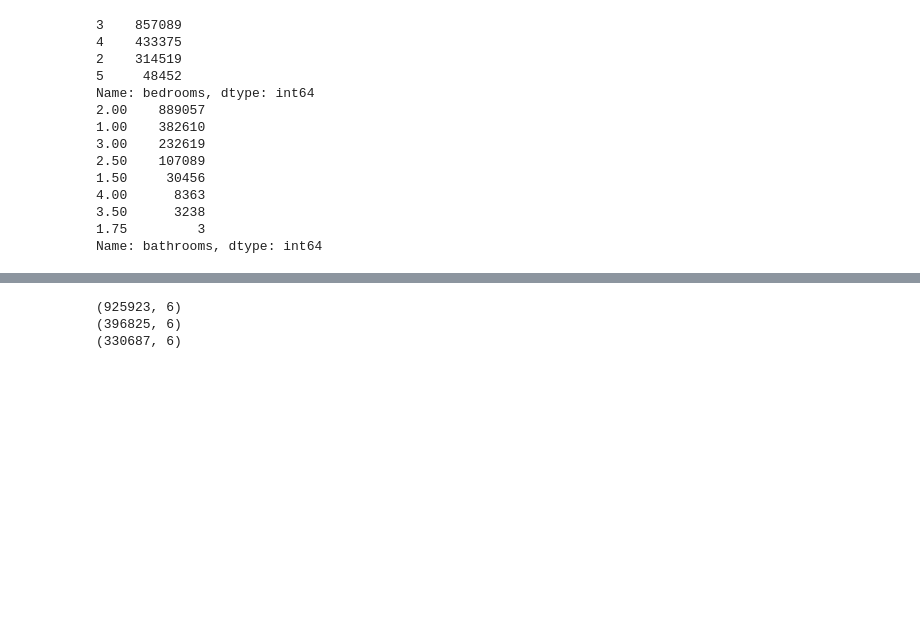
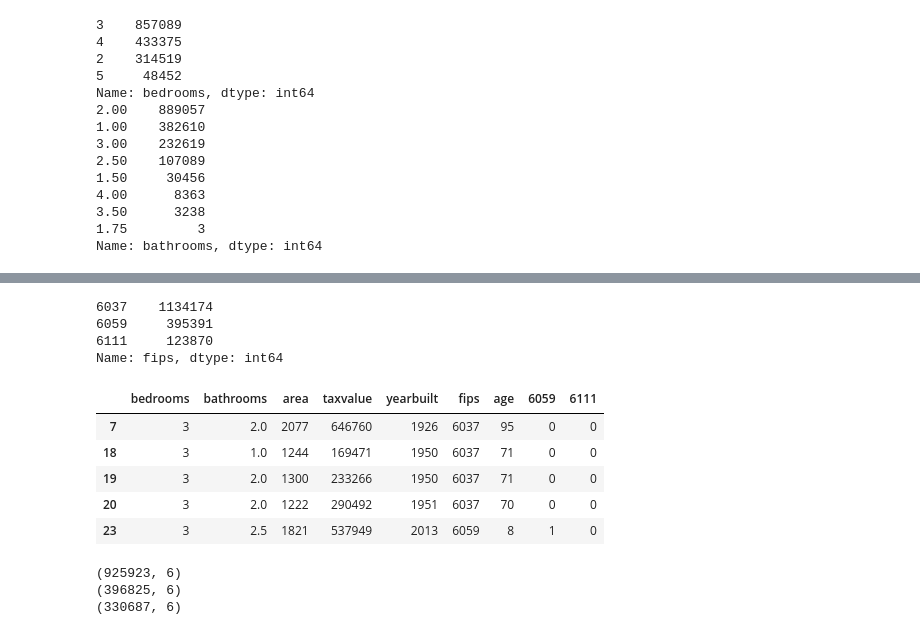
Before and after one commit to lainslie-18/regression-exercises, a Jupyter notebook: wrangle.ipynb, the cells around one changed output, grey strips where cells are left out. Cells and saved outputs as stored; diff of their text form; code cells hidden in the pictures; blank space fills up the shorter version.

```diff
--- a/wrangle.ipynb
+++ b/wrangle.ipynb
@@ -454,3 +468,23 @@ df.head()
+# %%
+# Check values for FIPS
+df.fips.value_counts()
+# %% [output]
+6037    1134174
+6059     395391
+6111     123870
+Name: fips, dtype: int64
+# %%
+# Encode FIPS column and concatenate onto original dataframe
+dummy_df = pd.get_dummies(df['fips'], drop_first=True)
+df = pd.concat([df, dummy_df], axis=1)
+df.head()
+# %% [output]
+|  | bedrooms | bathrooms | area | taxvalue | yearbuilt | fips | age | 6059 | 6111 |
+| 7 | 3 | 2.0 | 2077 | 646760 | 1926 | 6037 | 95 | 0 | 0 |
+| 18 | 3 | 1.0 | 1244 | 169471 | 1950 | 6037 | 71 | 0 | 0 |
+| 19 | 3 | 2.0 | 1300 | 233266 | 1950 | 6037 | 71 | 0 | 0 |
+| 20 | 3 | 2.0 | 1222 | 290492 | 1951 | 6037 | 70 | 0 | 0 |
+| 23 | 3 | 2.5 | 1821 | 537949 | 2013 | 6059 | 8 | 1 | 0 |
 # %%
 # Split the data into train, validate, and test
 train_validate, test = train_test_split(df, test_size=.2, random_state=369)
```
Also changed, not shown: parts of 21 cells of this notebook, 4 other files.
